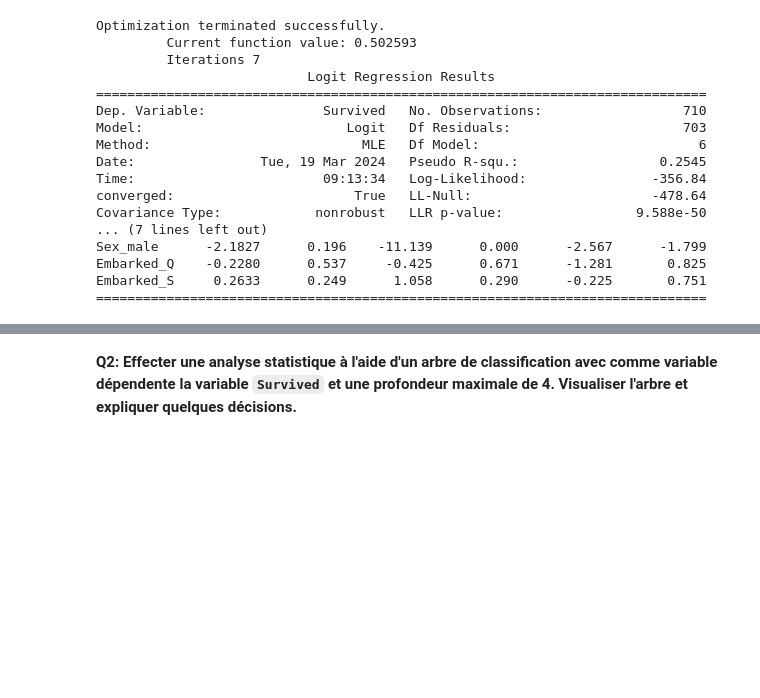
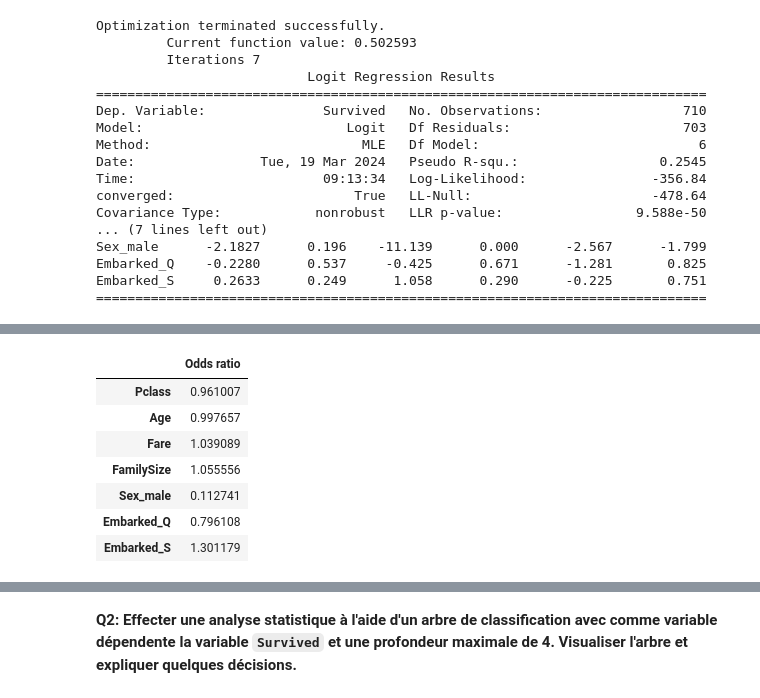
Before and after one commit to Dortgoth/Data_analysis_Project, a Jupyter notebook: projet_Olivier_Guillaume.ipynb, the cells around one changed output, grey strips where cells are left out. Drawn from its saved outputs; the diff is of its cells as text; code cells hidden in the pictures; blank space fills up the shorter version.

```diff
--- a/projet_Olivier_Guillaume.ipynb
+++ b/projet_Olivier_Guillaume.ipynb
@@ -536,0 +544,15 @@ Embarked_S     0.2633      0.249      1.058      0.290      -0.225       0.751
+# %%
+coefs = log_reg.params.tolist()
+
+odds_ratio = np.exp(log_reg.params)
+
+pd.DataFrame(odds_ratio, columns=["Odds ratio"])
+# %% [output]
+|  | Odds ratio |
+| Pclass | 0.961007 |
+| Age | 0.997657 |
+| Fare | 1.039089 |
+| FamilySize | 1.055556 |
+| Sex_male | 0.112741 |
+| Embarked_Q | 0.796108 |
+| Embarked_S | 1.301179 |
```
Also changed, not shown: parts of 6 cells of this notebook.
